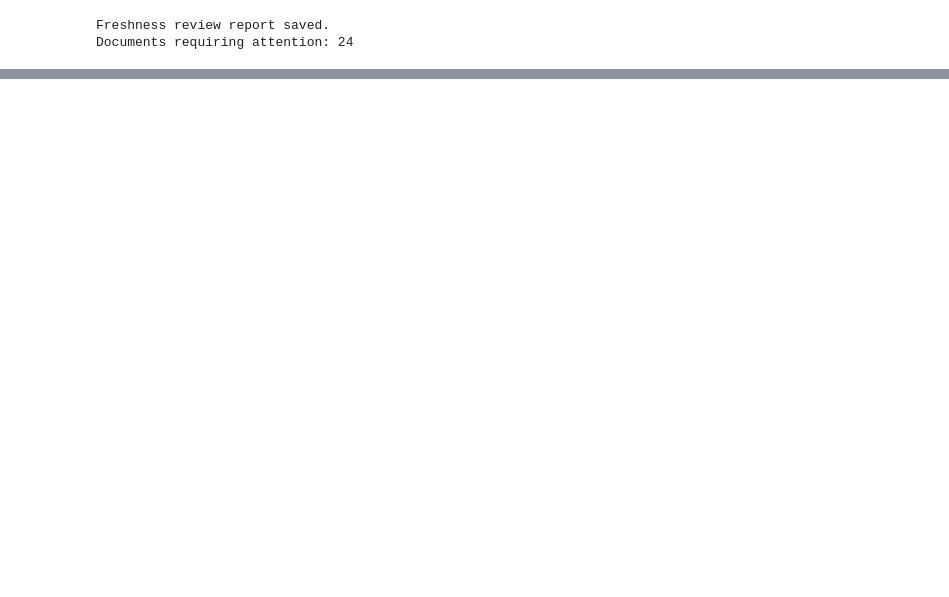
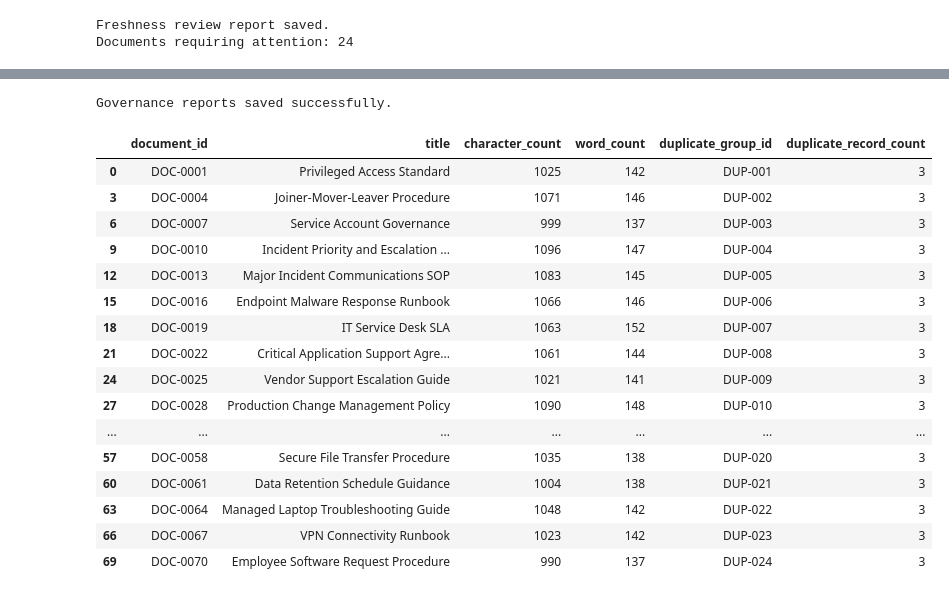
Before and after one commit to anurag-insights/RAG-Based-AI-Document-Assistant-, a Jupyter notebook: notebooks/02_Data_Cleaning.ipynb, the cells around one changed output, grey strips where cells are left out. Cells and saved outputs as stored; diff of their text form; code cells hidden in the pictures; blank space fills up the shorter version.

Commit message:
document content quality

```diff
--- a/notebooks/02_Data_Cleaning.ipynb
+++ b/notebooks/02_Data_Cleaning.ipynb
@@ -1552,0 +1628,70 @@ Documents requiring attention: 24
+# %%
+retrieval_candidates.to_csv(
+    processed_dir / "retrieval_candidates_with_governance.csv",
+    index=False
+)
+
+governance_summary.to_csv(
+    report_dir / "governance_status_summary.csv",
+    index=False
+)
+
+print("Governance reports saved successfully.")
+# %% [output]
+Governance reports saved successfully.
+# %%
+content_quality_df = retrieval_candidates[
+    [
+        "document_id",
+        "title",
+        "document_text",
+        "content_hash",
+        "duplicate_group_id",
+        "duplicate_record_count",
+        "governance_status"
+    ]
+].copy()
+
+content_quality_df["character_count"] = (
+    content_quality_df["document_text"]
+    .fillna("")
+    .str.len()
+)
+
+content_quality_df["word_count"] = (
+    content_quality_df["document_text"]
+    .fillna("")
+    .str.split()
+    .str.len()
+)
+
+display(
+    content_quality_df[
+        [
+            "document_id",
+            "title",
+            "character_count",
+            "word_count",
+            "duplicate_group_id",
+            "duplicate_record_count"
+        ]
+    ]
+)
+# %% [output]
+|  | document_id | title | character_count | word_count | duplicate_group_id | duplicate_record_count |
+| 0 | DOC-0001 | Privileged Access Standard | 1025 | 142 | DUP-001 | 3 |
+| 3 | DOC-0004 | Joiner-Mover-Leaver Procedure | 1071 | 146 | DUP-002 | 3 |
+| 6 | DOC-0007 | Service Account Governance | 999 | 137 | DUP-003 | 3 |
+| 9 | DOC-0010 | Incident Priority and Escalation ... | 1096 | 147 | DUP-004 | 3 |
+| 12 | DOC-0013 | Major Incident Communications SOP | 1083 | 145 | DUP-005 | 3 |
+| 15 | DOC-0016 | Endpoint Malware Response Runbook | 1066 | 146 | DUP-006 | 3 |
+| 18 | DOC-0019 | IT Service Desk SLA | 1063 | 152 | DUP-007 | 3 |
+| 21 | DOC-0022 | Critical Application Support Agre... | 1061 | 144 | DUP-008 | 3 |
+| 24 | DOC-0025 | Vendor Support Escalation Guide | 1021 | 141 | DUP-009 | 3 |
+| 27 | DOC-0028 | Production Change Management Policy | 1090 | 148 | DUP-010 | 3 |
+| ... | ... | ... | ... | ... | ... | ... |
+| 57 | DOC-0058 | Secure File Transfer Procedure | 1035 | 138 | DUP-020 | 3 |
+| 60 | DOC-0061 | Data Retention Schedule Guidance | 1004 | 138 | DUP-021 | 3 |
+| 63 | DOC-0064 | Managed Laptop Troubleshooting Guide | 1048 | 142 | DUP-022 | 3 |
+| 66 | DOC-0067 | VPN Connectivity Runbook | 1023 | 142 | DUP-023 | 3 |
+| 69 | DOC-0070 | Employee Software Request Procedure | 990 | 137 | DUP-024 | 3 |
```
Also changed, not shown: parts of 6 cells of this notebook.
